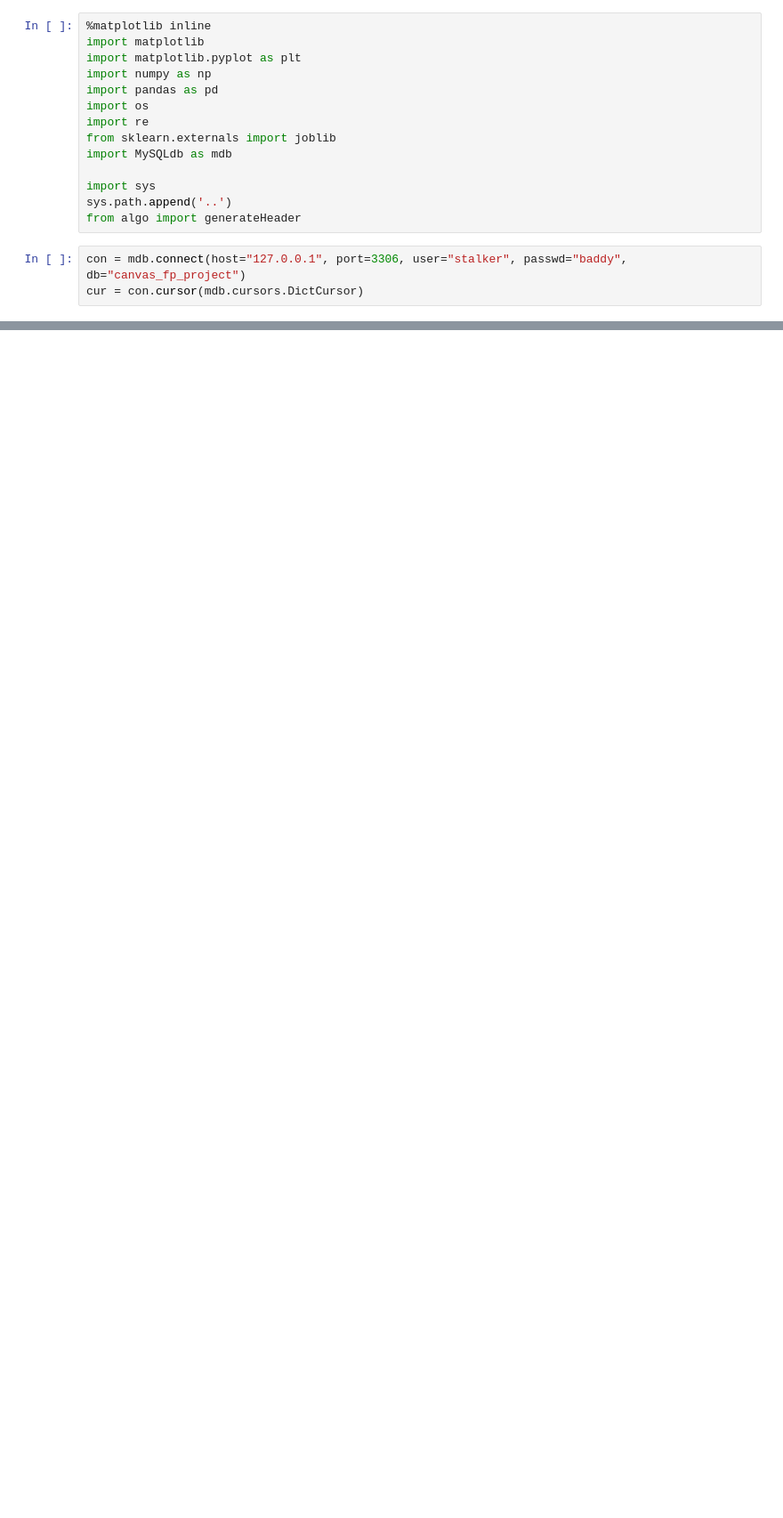
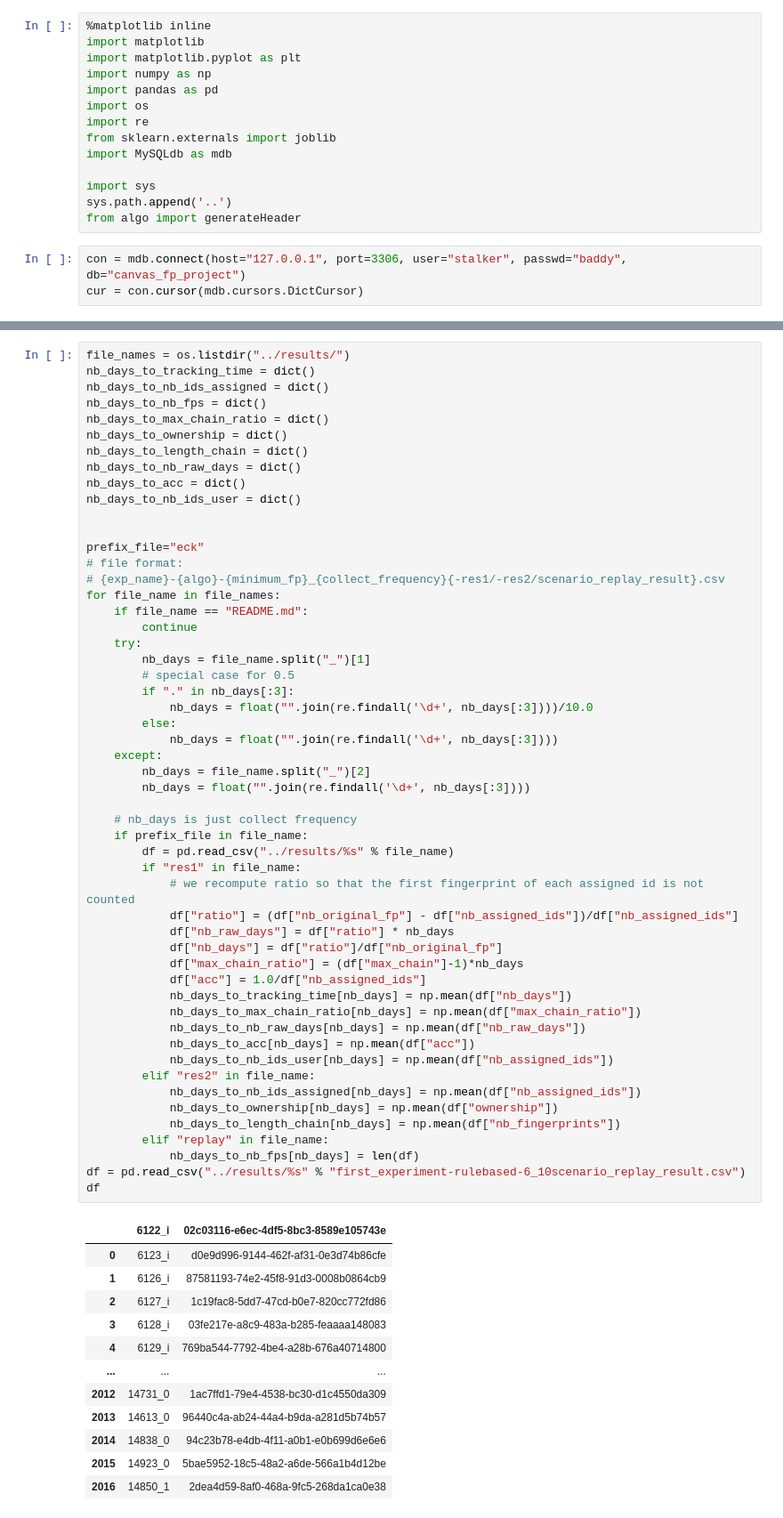
Before and after one commit to wzhang2022/FPStalker-1, a Jupyter notebook: notebooks/results_analysis.ipynb, the cells around one changed output, grey strips where cells are left out. Shown at 89% size. Cells and saved outputs as stored; diff of their text form; blank space fills up the shorter version.

```diff
--- a/notebooks/results_analysis.ipynb
+++ b/notebooks/results_analysis.ipynb
@@ -173,0 +315,66 @@ plt.show()
+# %%
+file_names = os.listdir("../results/")
+nb_days_to_tracking_time = dict()
+nb_days_to_nb_ids_assigned = dict()
+nb_days_to_nb_fps = dict()
+nb_days_to_max_chain_ratio = dict()
+nb_days_to_ownership = dict()
+nb_days_to_length_chain = dict()
+nb_days_to_nb_raw_days = dict()
+nb_days_to_acc = dict()
+nb_days_to_nb_ids_user = dict()
+
+
+prefix_file="eck"
+# file format:
+# {exp_name}-{algo}-{minimum_fp}_{collect_frequency}{-res1/-res2/scenario_replay_result}.csv
+for file_name in file_names:
+    if file_name == "README.md":
+        continue
+    try:
+        nb_days = file_name.split("_")[1]
+        # special case for 0.5
+        if "." in nb_days[:3]:
+            nb_days = float("".join(re.findall('\d+', nb_days[:3])))/10.0
+        else:
+            nb_days = float("".join(re.findall('\d+', nb_days[:3])))
+    except:
+        nb_days = file_name.split("_")[2]
+        nb_days = float("".join(re.findall('\d+', nb_days[:3])))
+
+    # nb_days is just collect frequency
+    if prefix_file in file_name:
+        df = pd.read_csv("../results/%s" % file_name)
+        if "res1" in file_name:
+            # we recompute ratio so that the first fingerprint of each assigned id is not counted
+            df["ratio"] = (df["nb_original_fp"] - df["nb_assigned_ids"])/df["nb_assigned_ids"]
+            df["nb_raw_days"] = df["ratio"] * nb_days
+            df["nb_days"] = df["ratio"]/df["nb_original_fp"]
+            df["max_chain_ratio"] = (df["max_chain"]-1)*nb_days
+            df["acc"] = 1.0/df["nb_assigned_ids"]
+            nb_days_to_tracking_time[nb_days] = np.mean(df["nb_days"])
+            nb_days_to_max_chain_ratio[nb_days] = np.mean(df["max_chain_ratio"])
+            nb_days_to_nb_raw_days[nb_days] = np.mean(df["nb_raw_days"])
+            nb_days_to_acc[nb_days] = np.mean(df["acc"])
+            nb_days_to_nb_ids_user[nb_days] = np.mean(df["nb_assigned_ids"])
+        elif "res2" in file_name:
+            nb_days_to_nb_ids_assigned[nb_days] = np.mean(df["nb_assigned_ids"])
+            nb_days_to_ownership[nb_days] = np.mean(df["ownership"])
+            nb_days_to_length_chain[nb_days] = np.mean(df["nb_fingerprints"])
+        elif "replay" in file_name:
+            nb_days_to_nb_fps[nb_days] = len(df)
+df = pd.read_csv("../results/%s" % "first_experiment-rulebased-6_10scenario_replay_result.csv")
+df
+# %% [output]
+|  | 6122_i | 02c03116-e6ec-4df5-8bc3-8589e105743e |
+| 0 | 6123_i | d0e9d996-9144-462f-af31-0e3d74b86cfe |
+| 1 | 6126_i | 87581193-74e2-45f8-91d3-0008b0864cb9 |
+| 2 | 6127_i | 1c19fac8-5dd7-47cd-b0e7-820cc772fd86 |
+| 3 | 6128_i | 03fe217e-a8c9-483a-b285-feaaaa148083 |
+| 4 | 6129_i | 769ba544-7792-4be4-a28b-676a40714800 |
+| ... | ... | ... |
+| 2012 | 14731_0 | 1ac7ffd1-79e4-4538-bc30-d1c4550da309 |
+| 2013 | 14613_0 | 96440c4a-ab24-44a4-b9da-a281d5b74b57 |
+| 2014 | 14838_0 | 94c23b78-e4db-4f11-a0b1-e0b699d6e6e6 |
+| 2015 | 14923_0 | 5bae5952-18c5-48a2-a6de-566a1b4d12be |
+| 2016 | 14850_1 | 2dea4d59-8af0-468a-9fc5-268da1ca0e38 |
```
Also changed, not shown: parts of 5 cells of this notebook, 2 other files.
